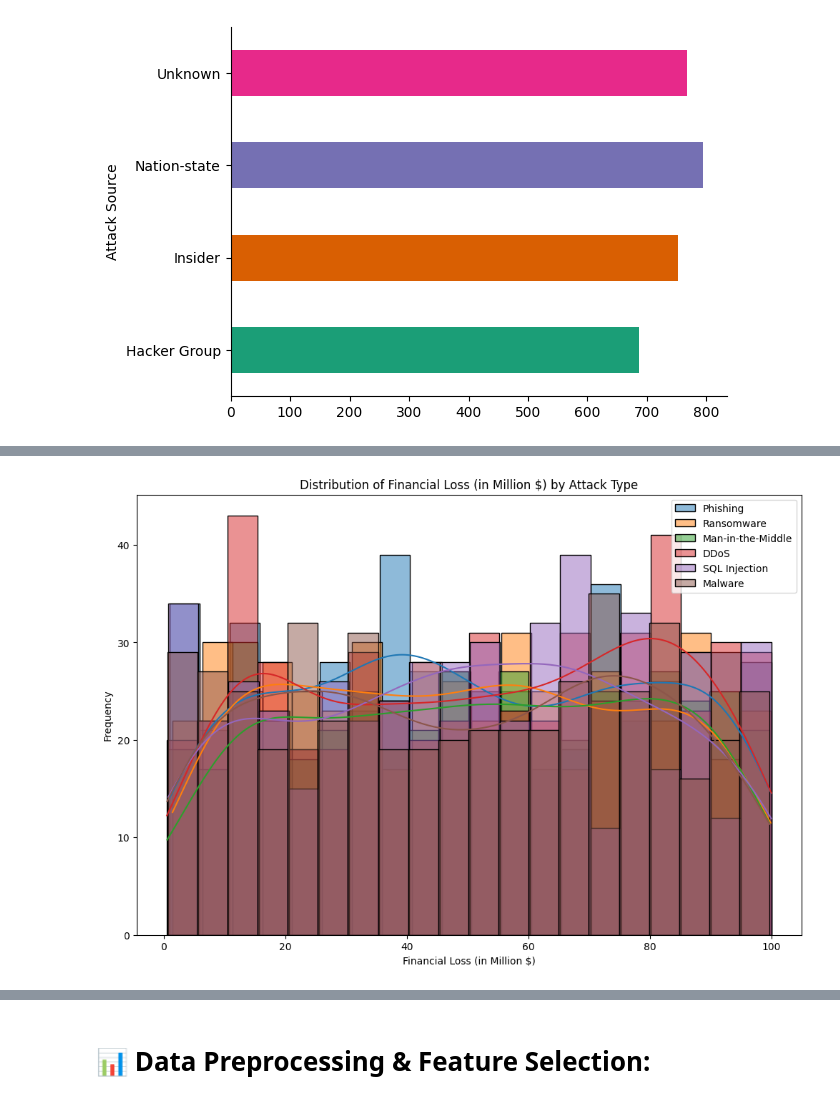
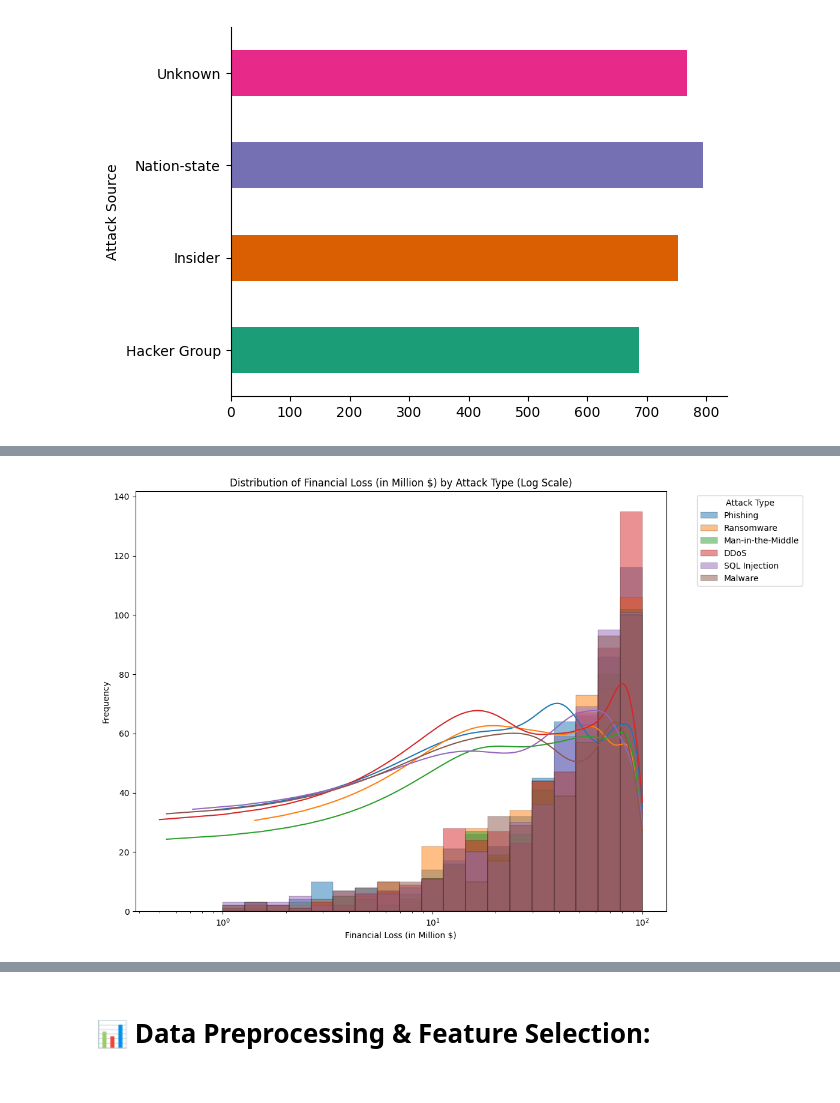
Before and after one commit to Deolinda1506/Linear_regression_model, a Jupyter notebook: summative/linear_regression/multivariate.ipynb, the cells around one changed output, grey strips where cells are left out. Saved outputs shown, nothing was run; the diff lists cells and outputs as text; code cells hidden in the pictures.

```diff
--- a/summative/linear_regression/multivariate.ipynb
+++ b/summative/linear_regression/multivariate.ipynb
@@ -26,5 +26,5 @@ from sklearn.linear_model import SGDRegressor
 Let's start by loading and inspecting the dataset
 # %%
 # 1. Load dataset
-df = pd.read_csv('/content/Global_Cybersecurity_Threats_2015-2024.csv')
+df = pd.read_csv('Global_Cybersecurity_Threats_2015-2024.csv')
 # %%
@@ -127,14 +138,22 @@ plt.show()
 # %%
-# Create histograms for 'Financial Loss (in Million $)' for each 'Attack Type'
-plt.figure(figsize=(12, 8))  # Adjust figure size if needed
+import matplotlib.pyplot as plt
+import seaborn as sns
+import numpy as np
+
+plt.figure(figsize=(12, 8))
+
+# Create histograms for 'Financial Loss (in Million $)' for each 'Attack Type' (Log Scale)
 for attack_type in df['Attack Type'].unique():
     subset = df[df['Attack Type'] == attack_type]
-    sns.histplot(subset['Financial Loss (in Million $)'], bins=20, kde=True, label=attack_type)  # Adjust bins and kde as needed
+    sns.histplot(subset['Financial Loss (in Million $)'], bins=np.logspace(0, np.log10(df['Financial Loss (in Million $)'].max()), 20),
+                 kde=True, label=attack_type)
 
-plt.title('Distribution of Financial Loss (in Million $) by Attack Type')
+plt.title('Distribution of Financial Loss (in Million $) by Attack Type (Log Scale)')
 plt.xlabel('Financial Loss (in Million $)')
 plt.ylabel('Frequency')
-plt.legend()
+plt.xscale('log')
+plt.legend(title='Attack Type', bbox_to_anchor=(1.05, 1), loc='upper left') # Improved legend placement
+plt.tight_layout()
 plt.show()
 # %% [output]
-[figure, old version]
+[figure, new version]
```
Also changed, not shown: parts of 7 cells of this notebook.
